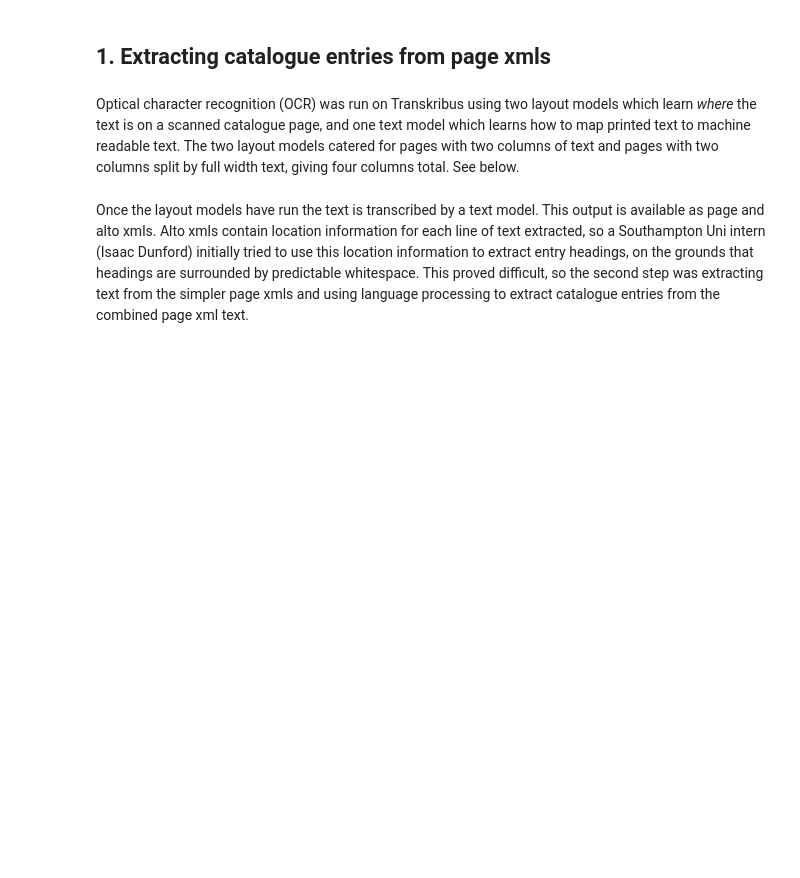
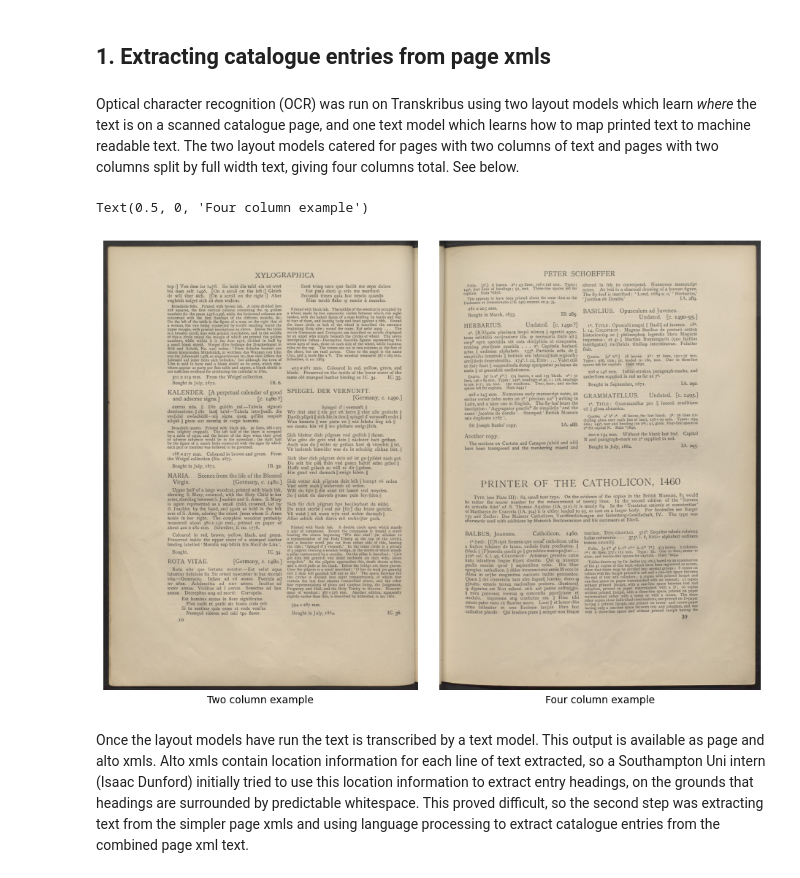
Before and after one commit to harrylloyd-bl/hny-content, a Jupyter notebook: notebooks/Working with the British Museum Incunabula Catalogue.ipynb, the cells around one changed output. Drawn from its saved outputs; the diff is of its cells as text; code cells hidden in the pictures; blank space fills up the shorter version.

```diff
--- a/notebooks/Working with the British Museum Incunabula Catalogue.ipynb
+++ b/notebooks/Working with the British Museum Incunabula Catalogue.ipynb
@@ -45,16 +45,19 @@ from src.data import xml_extraction as xmle
 # %% [markdown]
 Optical character recognition (OCR) was run on Transkribus using two layout models which learn *where* the text is on a scanned catalogue page, and one text model which learns how to map printed text to machine readable text. The two layout models catered for pages with two columns of text and pages with two columns split by full width text, giving four columns total. See below.
 # %%
-two_col_path = "..\\data\\raw\\BMC_1_2_column_model_output\\0008_J_2704_aa_30_1_0045.jpg"
-four_col_path = "..\\data\\raw\\BMC_1_4_column_model_output\\0005_J_2704_aa_30_1_0074.jpg"
+two_col_path = "../data/raw/BMC_1_2_column_model_output/0008_J_2704_aa_30_1_0045.jpg"
+four_col_path = "../data/raw/BMC_1_4_column_model_output/0005_J_2704_aa_30_1_0074.jpg"
 
 col_ims_fig, col_ims_ax = plt.subplots(1,2, figsize=(12,8),
                                        subplot_kw={"frame_on":False, "xticklabels":[], "yticklabels":[], "xticks":[], "yticks":[]},
                                        gridspec_kw={"wspace":0})
 col_ims_ax[0].imshow(imread(two_col_path))
 col_ims_ax[1].imshow(imread(four_col_path))
 col_ims_ax[0].set_xlabel("Two column example")
 col_ims_ax[1].set_xlabel("Four column example")
+# %% [output]
+Text(0.5, 0, 'Four column example')
+[figure, added]
 # %% [markdown]
 Once the layout models have run the text is transcribed by a text model. This output is available as page and alto xmls. Alto xmls contain location information for each line of text extracted, so a Southampton Uni intern (Isaac Dunford) initially tried to use this location information to extract entry headings, on the grounds that headings are surrounded by predictable whitespace. This proved difficult, so the second step was extracting text from the simpler page xmls and using language processing to extract catalogue entries from the combined page xml text.
 # %%
```
Also changed, not shown: parts of 5 cells of this notebook.
